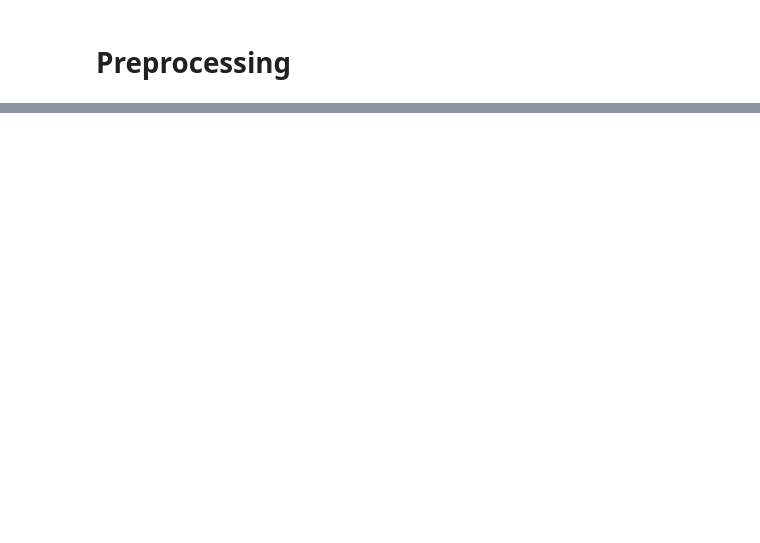
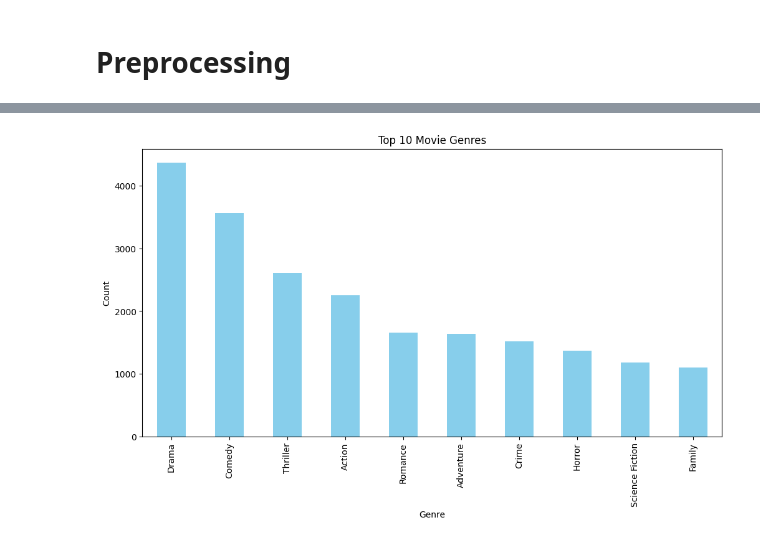
Before and after one commit to LucasPires2807/nlp-genre-classification, a Jupyter notebook: data_processing.ipynb, the cells around one changed output, grey strips where cells are left out. Cells and saved outputs as stored; diff of their text form; code cells hidden in the pictures; blank space fills up the shorter version.

```diff
--- a/data_processing.ipynb
+++ b/data_processing.ipynb
@@ -185,0 +235,5 @@ OSError: [E050] Can't find model 'en_core_web_sm'. It doesn't seem to be a Pytho
+# %%
+#as duplicatas correspondiam a menos de 5% do dataset, decidi removê-las
+df_clean = df.drop_duplicates(subset=['title'])
+df_clean = df_clean.drop_duplicates(subset=['overview'])
+df_clean
@@ -185,0 +254,13 @@ OSError: [E050] Can't find model 'en_core_web_sm'. It doesn't seem to be a Pytho
+# %%
+import ast
+import re
+
+def parse_genre_ids_alternative(x):
+    if pd.isnull(x):
+        return []
+    ids = re.findall(r'\d+', str(x))
+    return [id_name_map[int(id)] for id in ids if int(id) in id_name_map]
+
+df_clean['genres'] = df_clean['genre_ids'].apply(parse_genre_ids_alternative)
+
+df_clean
@@ -185,0 +295,15 @@ OSError: [E050] Can't find model 'en_core_web_sm'. It doesn't seem to be a Pytho
+# %%
+import matplotlib.pyplot as plt
+
+
+all_genres = [genre for sublist in df_clean['genres'] for genre in sublist]
+genre_counts = pd.Series(all_genres).value_counts()
+
+plt.figure(figsize=(12, 6))
+genre_counts.head(10).plot(kind='bar', color='skyblue')
+plt.title("Top 10 Movie Genres")
+plt.xlabel("Genre")
+plt.ylabel("Count")
+plt.show()
+# %% [output]
+[figure, added]
```
Also changed, not shown: parts of 14 cells of this notebook, 6 other files.
